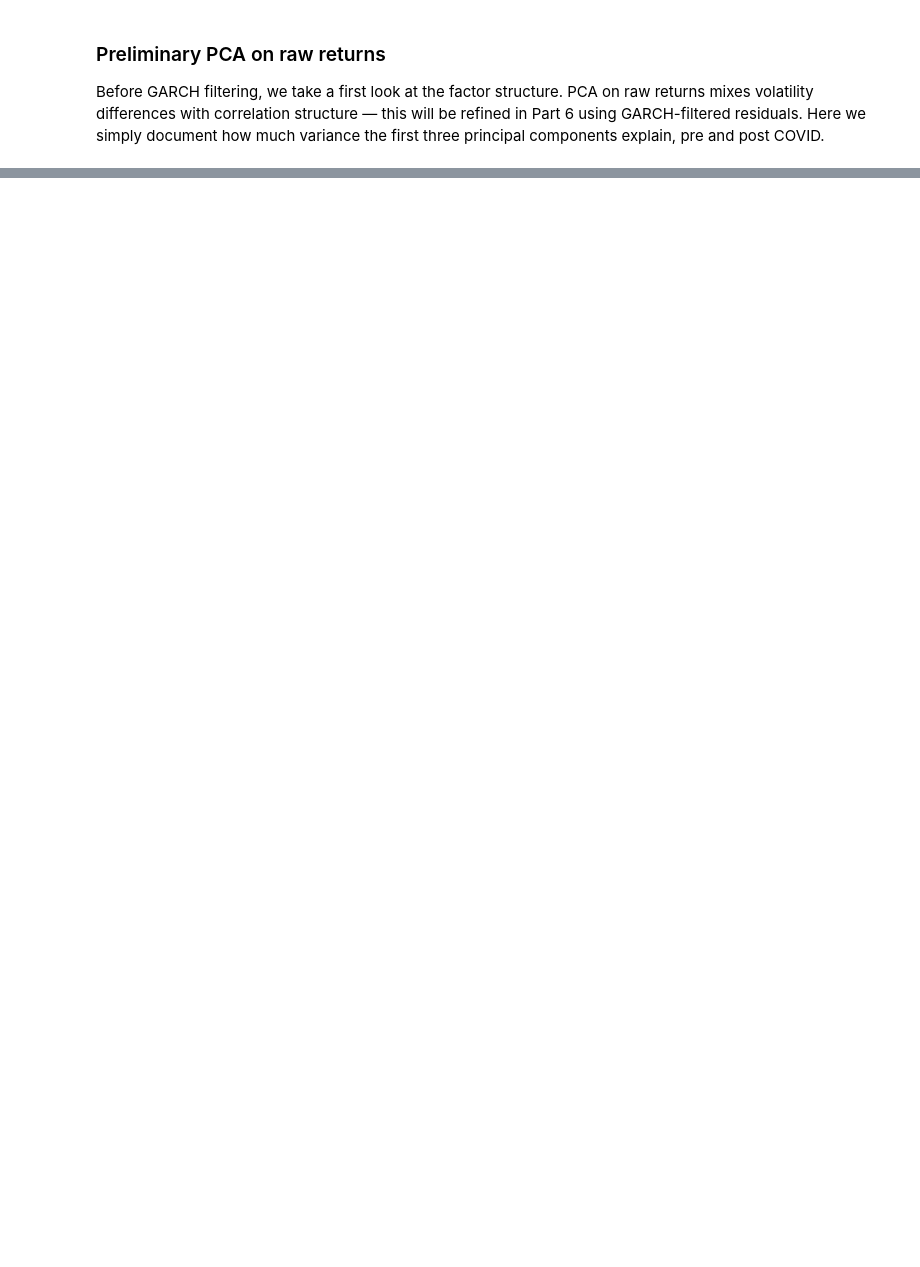
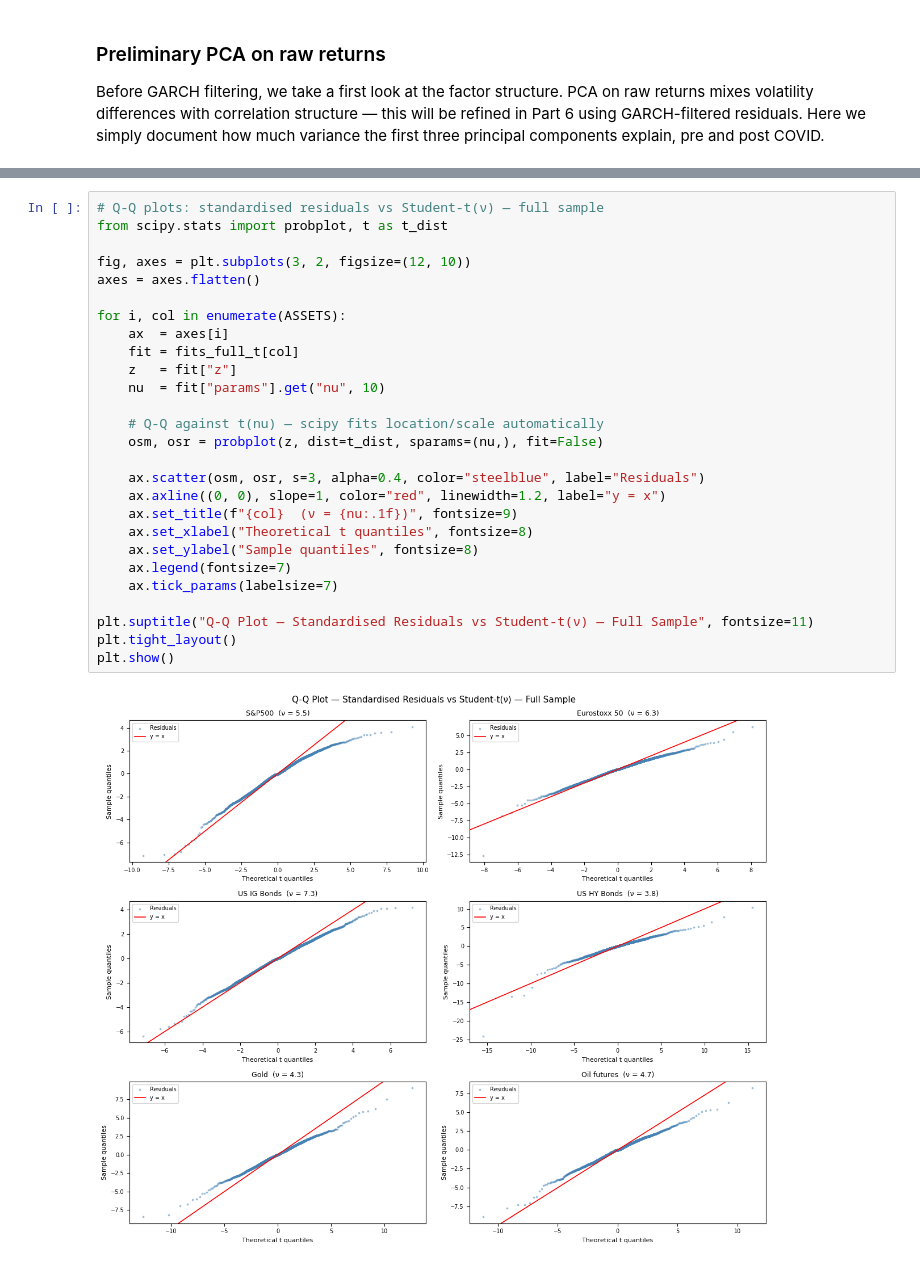
Before and after one commit to Altankaragulle/Emif_Risk_Structure_Covid, a Jupyter notebook: Notebook_Project_2.ipynb, the cells around one changed output, grey strips where cells are left out. Cells and saved outputs as stored; diff of their text form; blank space fills up the shorter version.

```diff
--- a/Notebook_Project_2.ipynb
+++ b/Notebook_Project_2.ipynb
@@ -588,0 +717,29 @@ diag_full = pd.concat(diag_full, ignore_index=True)
+# %%
+# Q-Q plots: standardised residuals vs Student-t(ν) — full sample
+from scipy.stats import probplot, t as t_dist
+
+fig, axes = plt.subplots(3, 2, figsize=(12, 10))
+axes = axes.flatten()
+
+for i, col in enumerate(ASSETS):
+    ax  = axes[i]
+    fit = fits_full_t[col]
+    z   = fit["z"]
+    nu  = fit["params"].get("nu", 10)
+
+    # Q-Q against t(nu) — scipy fits location/scale automatically
+    osm, osr = probplot(z, dist=t_dist, sparams=(nu,), fit=False)
+
+    ax.scatter(osm, osr, s=3, alpha=0.4, color="steelblue", label="Residuals")
+    ax.axline((0, 0), slope=1, color="red", linewidth=1.2, label="y = x")
+    ax.set_title(f"{col}  (ν = {nu:.1f})", fontsize=9)
+    ax.set_xlabel("Theoretical t quantiles", fontsize=8)
+    ax.set_ylabel("Sample quantiles", fontsize=8)
+    ax.legend(fontsize=7)
+    ax.tick_params(labelsize=7)
+
+plt.suptitle("Q-Q Plot — Standardised Residuals vs Student-t(ν) — Full Sample", fontsize=11)
+plt.tight_layout()
+plt.show()
+# %% [output]
+[figure, added]
```
Also changed, not shown: parts of 69 cells of this notebook, 5 other files.
